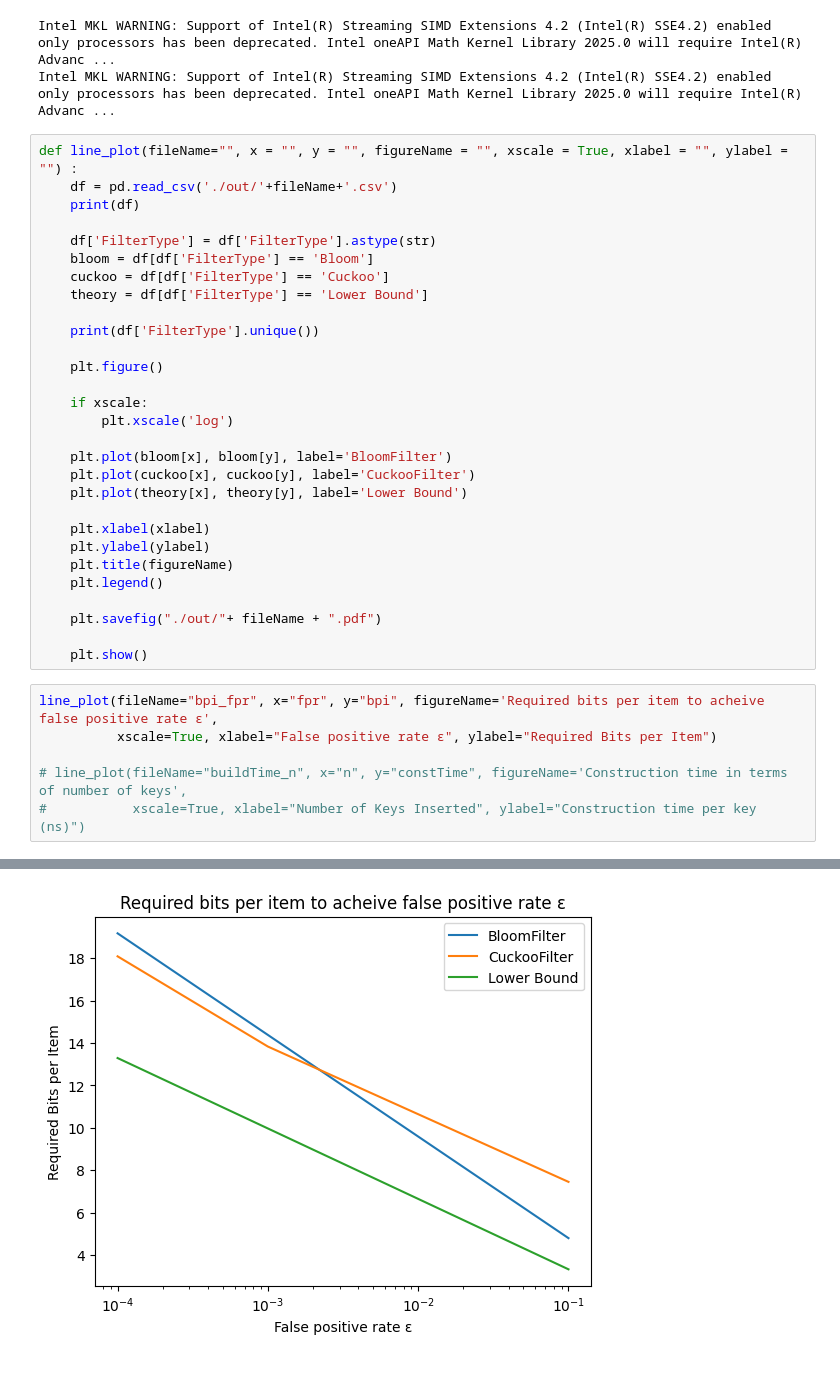
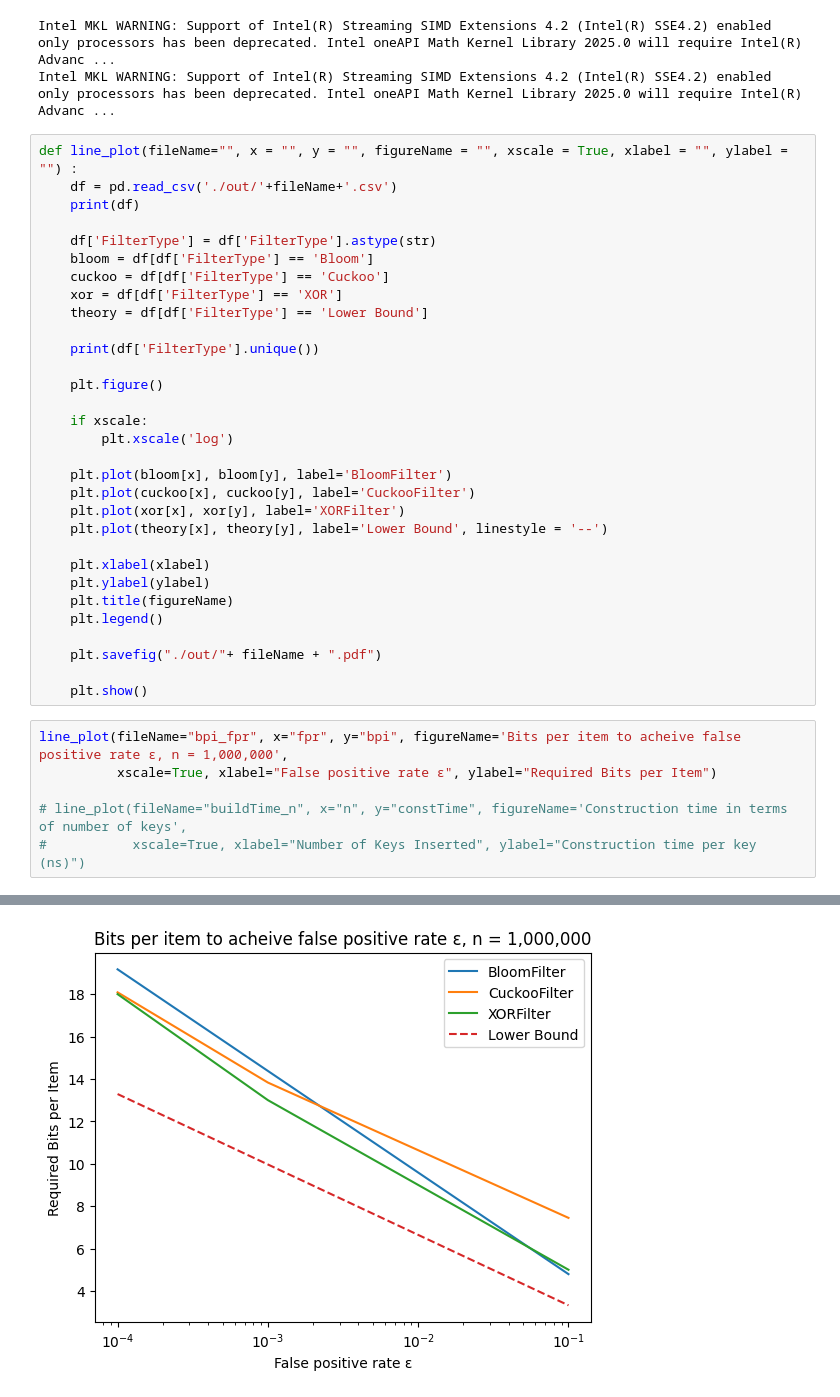
Before and after one commit to jayden14141/Filters, a Jupyter notebook: plot.ipynb, the cells around one changed output, grey strips where cells are left out. Drawn from its saved outputs; the diff is of its cells as text.

Commit message:
Fixing Xor filter

```diff
--- a/plot.ipynb
+++ b/plot.ipynb
@@ -68,6 +68,7 @@ def line_plot(fileName="", x = "", y = "", figureName = "", xscale = True, xlabe
     df['FilterType'] = df['FilterType'].astype(str)
     bloom = df[df['FilterType'] == 'Bloom']
     cuckoo = df[df['FilterType'] == 'Cuckoo']
+    xor = df[df['FilterType'] == 'XOR']
     theory = df[df['FilterType'] == 'Lower Bound']
 
     print(df['FilterType'].unique())
@@ -79,7 +80,8 @@ def line_plot(fileName="", x = "", y = "", figureName = "", xscale = True, xlabe
 
     plt.plot(bloom[x], bloom[y], label='BloomFilter')
     plt.plot(cuckoo[x], cuckoo[y], label='CuckooFilter')
-    plt.plot(theory[x], theory[y], label='Lower Bound')
+    plt.plot(xor[x], xor[y], label='XORFilter')
+    plt.plot(theory[x], theory[y], label='Lower Bound', linestyle = '--')
 
     plt.xlabel(xlabel)
     plt.ylabel(ylabel)
@@ -90,7 +92,7 @@ def line_plot(fileName="", x = "", y = "", figureName = "", xscale = True, xlabe
 
     plt.show()
 # %%
-line_plot(fileName="bpi_fpr", x="fpr", y="bpi", figureName='Required bits per item to acheive false positive rate ε',
+line_plot(fileName="bpi_fpr", x="fpr", y="bpi", figureName='Bits per item to acheive false positive rate ε, n = 1,000,000',
           xscale=True, xlabel="False positive rate ε", ylabel="Required Bits per Item")
 
 # line_plot(fileName="buildTime_n", x="n", y="constTime", figureName='Construction time in terms of number of keys',
@@ -113 +119 @@ line_plot(fileName="bpi_fpr", x="fpr", y="bpi", figureName='Required bits per it
-[figure, old version]
+[figure, new version]
```
Also changed, not shown: parts of 1 cell of this notebook, 8 other files.
